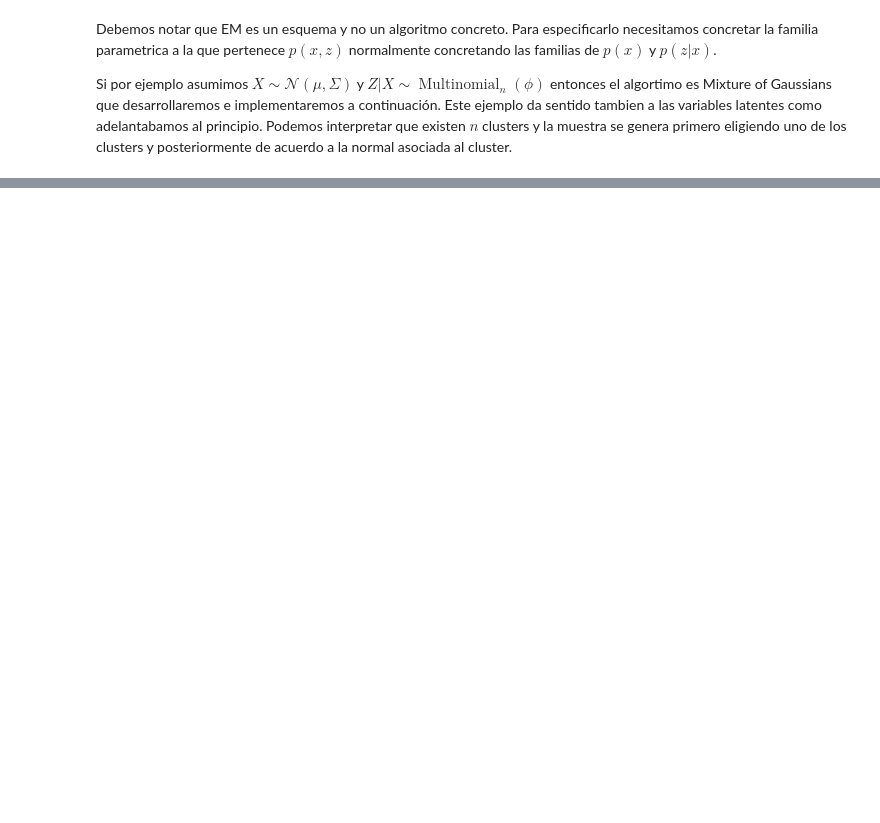
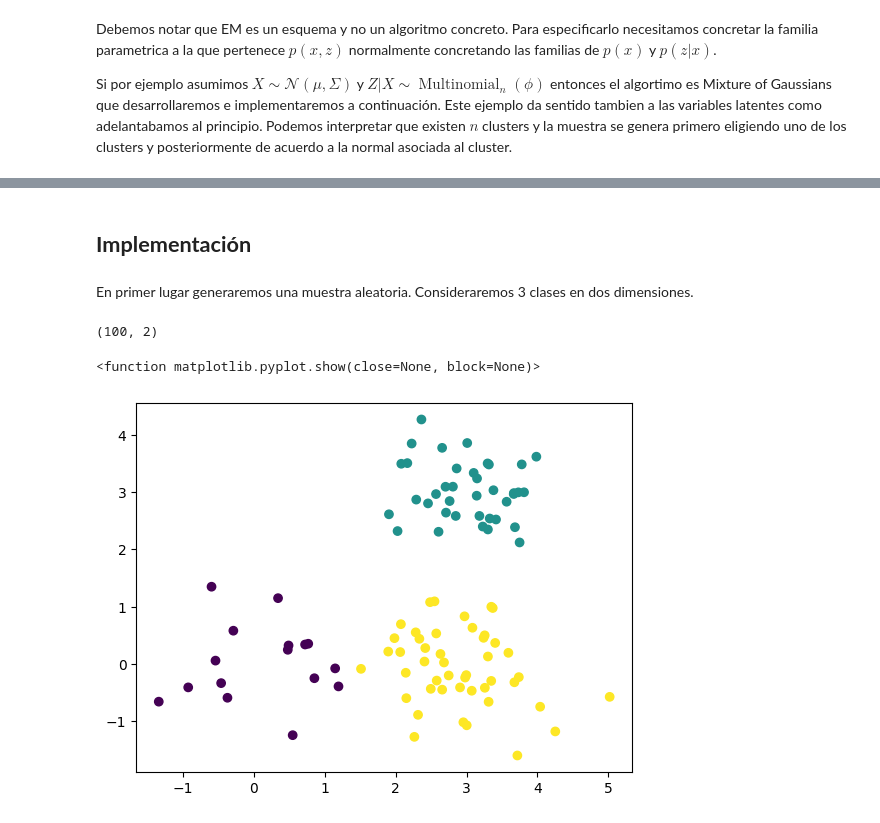
Before and after one commit to fenollh/ML-Optimizacion, a Jupyter notebook: 4. EM (Expectation Maximization).ipynb, the cells around one changed output, grey strips where cells are left out. Drawn from its saved outputs; the diff is of its cells as text; code cells hidden in the pictures; blank space fills up the shorter version.

```diff
--- a/4. EM (Expectation Maximization).ipynb
+++ b/4. EM (Expectation Maximization).ipynb
@@ -70,0 +94,44 @@ Si por ejemplo asumimos $X \sim \mathcal{N}(\mu, \Sigma)$ y $Z|X \sim \operatorn
+# %% [markdown]
+## **Implementación**
+# %% [markdown]
+En primer lugar generaremos una muestra aleatoria. Consideraremos 3 clases en dos dimensiones.
+# %%
+import numpy as np
+import pandas as pd
+
+tamaño_muestra = 100
+ds = np.zeros((tamaño_muestra, 2), dtype='object')
+print(ds.shape)
+n_clases = 3
+p_clases = [0.2, 0.3, 0.5]
+
+mu = [
+    np.array([0,0]),
+    np.array([3,3]),
+    np.array([3,0])
+]
+Sigma = [
+    np.array([[0.7,0],
+            [0,0.7]]),
+    np.array([[0.3,0],
+            [0,0.3]]),
+    np.array([[0.5,-0.2],
+            [-0.2,0.5]]),
+]
+
+for i in range(tamaño_muestra):
+    z = np.random.choice([0, 1, 2], p=p_clases)
+    x = np.random.multivariate_normal(mu[z], Sigma[z])
+    ds[i] = [x, z]
+# %% [output]
+(100, 2)
+# %%
+import matplotlib.pyplot as plt
+X = np.stack(ds[:, 0])
+Z = ds[:, 1]
+
+plt.scatter(X[:, 0], X[:,1], c=Z)
+plt.show
+# %% [output]
+<function matplotlib.pyplot.show(close=None, block=None)>
+[figure, added]
```
Also changed, not shown: parts of 4 cells of this notebook.
